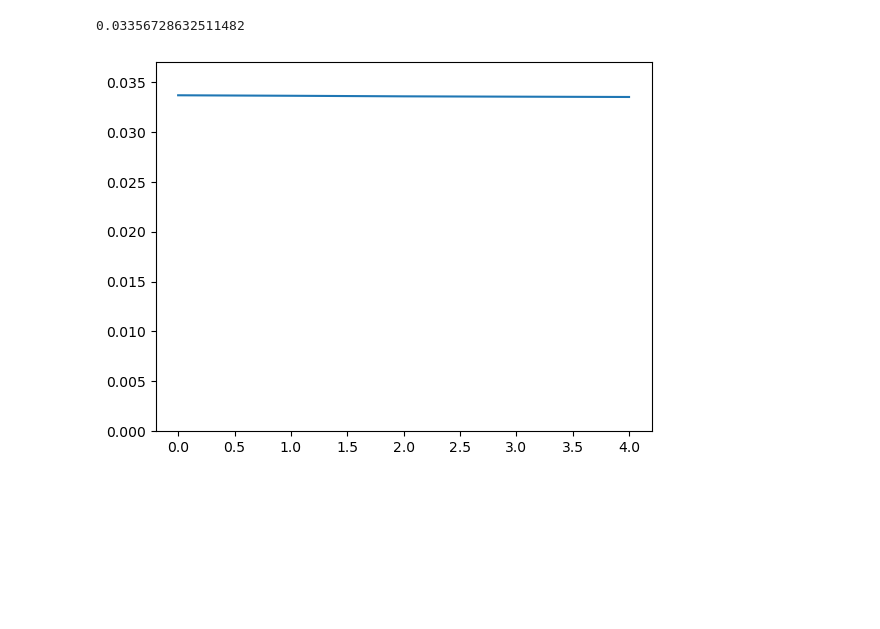
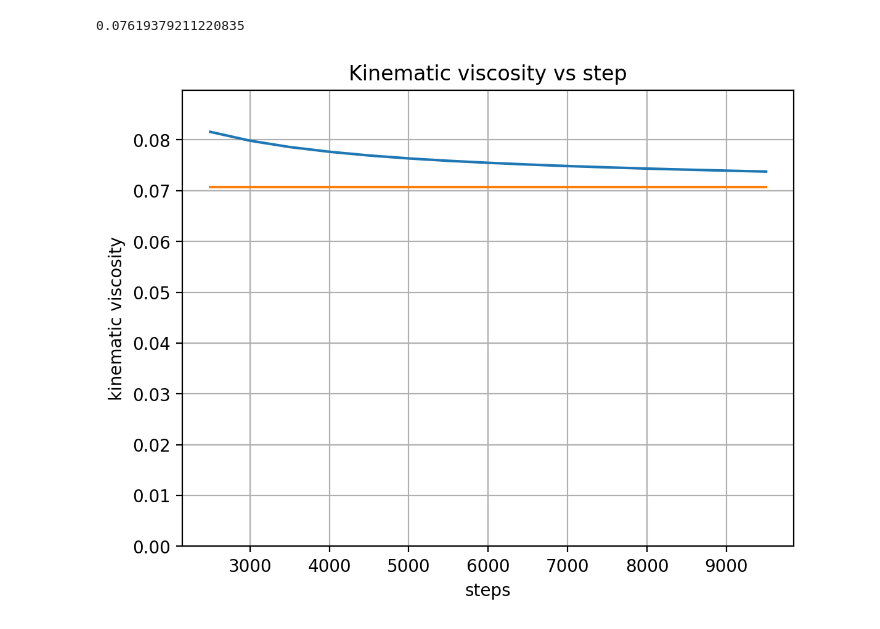
Before and after one commit to yuchenyan0107/LBM_Diffusion, a Jupyter notebook: 2D_LBM_MS/shear_decay.ipynb, the cells around one changed output. Saved outputs shown, nothing was run; the diff lists cells and outputs as text; code cells hidden in the pictures; blank space fills up the shorter version.

```diff
--- a/2D_LBM_MS/shear_decay.ipynb
+++ b/2D_LBM_MS/shear_decay.ipynb
@@ -111,13 +77,11 @@ def main(f, lbm_config):
 
         if step == steps:
             break
-        f = bgk_step(f, lbm_config, lattice_stream)
+        f, clipped = bgk_step(f, lbm_config, lattice_stream)
 
     return np.array(velocity_field)
 # %%
-profiles = main(f, lbm_config)
+velocity_field = main(f, lbm_config)
-# %%
-velocity_field = profiles
 # %%
 print(velocity_field.shape)
 # frames, components, species, nx, ny
@@ -128,4 +92,10 @@ vx_profile = velocity_field[:, 0, 0, nx//2, :]
 # %%
-max_velocity_decay_profile = np.max(vx_profile, axis=1)
-plt.plot(max_velocity_decay_profile)
+max_velocity_decay_profile = np.mean(abs(vx_profile), axis=1)
+plt.figure(dpi = 200)
+plt.plot(np.arange(len(max_velocity_decay_profile))*output_stride, max_velocity_decay_profile)
+plt.title("Mean velocity decay")
+plt.xlabel("steps")
+plt.ylabel("mean velocity")
+plt.ylim(bottom=0)
+plt.grid()
 # %% [output]
@@ -143,12 +112,18 @@ print(mu)
 # %%
 mu_lsit = []
 for i in range(5, len(max_velocity_decay_profile)-1):
     t = i * output_stride
     mu = -np.log(max_velocity_decay_profile[i]/max_velocity_decay_profile[0])/(t* k**2)
     mu_lsit.append(mu)
-plt.plot(mu_lsit)
+plt.figure(dpi = 200)
+plt.plot((np.arange(len(mu_lsit))+5)*output_stride,mu_lsit, label = "Simulation")
+plt.plot((np.arange(len(mu_lsit))+5)*output_stride,np.ones(len(mu_lsit))*viscosity_kinematic, label = "Predict")
 plt.ylim([0, 1.1*np.max(mu_lsit)])
+plt.grid()
+plt.title("Kinematic viscosity vs step")
+plt.xlabel("steps")
+plt.ylabel("kinematic viscosity")
 print(np.mean(mu_lsit))
 # %% [output]
-0.03356728632511482
+0.07619379211220835
-[figure, old version]
+[figure, new version]
```
Also changed, not shown: parts of 10 cells of this notebook, 7 other files.
